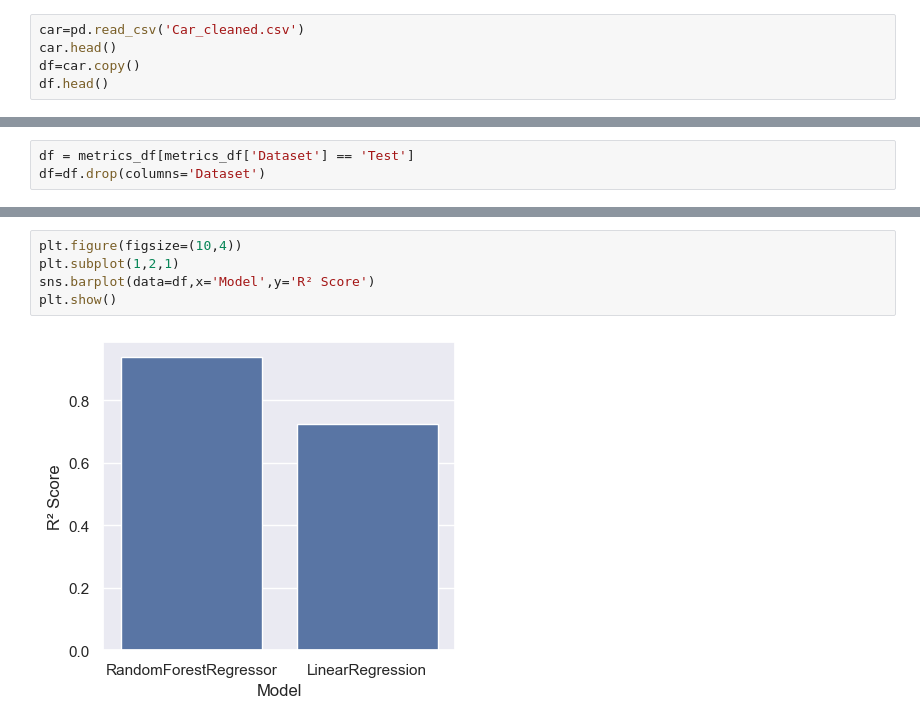
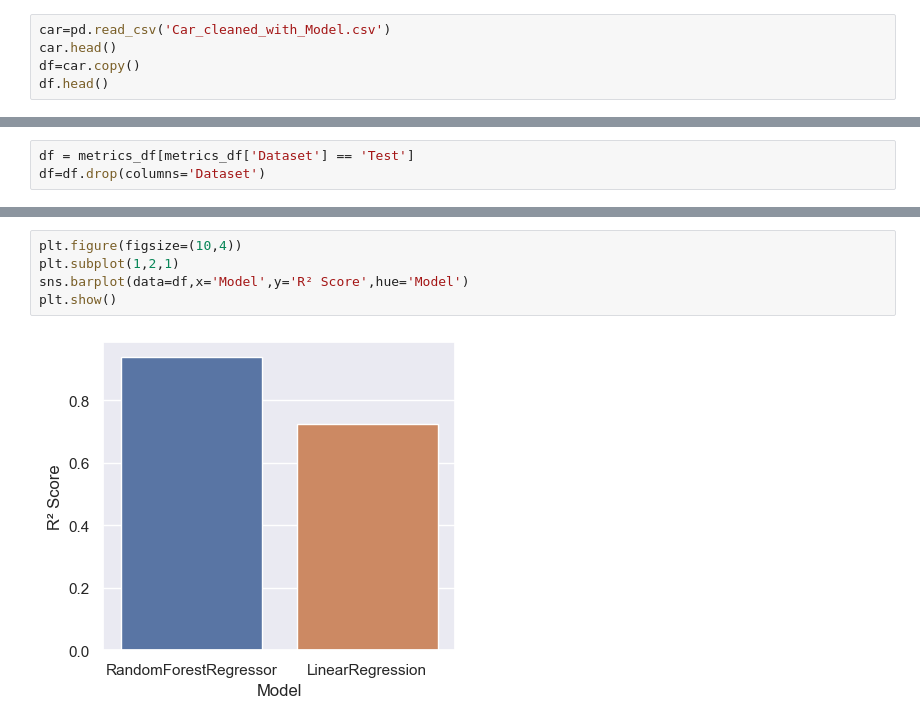
Before and after one commit to SubhamParajuli/Car-prediction-model, a Jupyter notebook: combined_notebook.ipynb, the cells around one changed output, grey strips where cells are left out. Cells and saved outputs as stored; diff of their text form.

```diff
--- a/combined_notebook.ipynb
+++ b/combined_notebook.ipynb
@@ -585,7 +586,7 @@ Data Saved
 # %%
 sns.set_palette('deep')
 # %%
-car=pd.read_csv('Car_cleaned.csv')
+car=pd.read_csv('Car_cleaned_with_Model.csv')
 car.head()
 df=car.copy()
 df.head()
@@ -1585,7 +1588,7 @@ plt.show()
 # %%
 plt.figure(figsize=(10,4))
 plt.subplot(1,2,1)
-sns.barplot(data=df,x='Model',y='R² Score')
+sns.barplot(data=df,x='Model',y='R² Score',hue='Model')
 plt.show()
 # %% [output]
-[figure, old version]
+[figure, new version]
```
Also changed, not shown: parts of 19 cells of this notebook.
